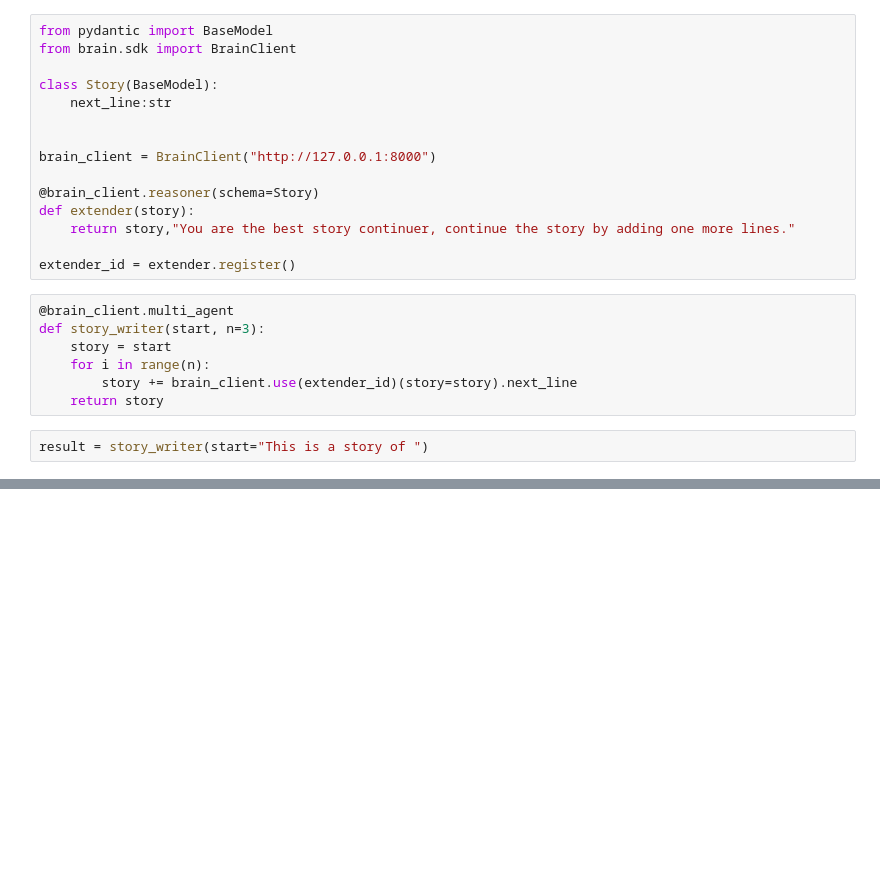
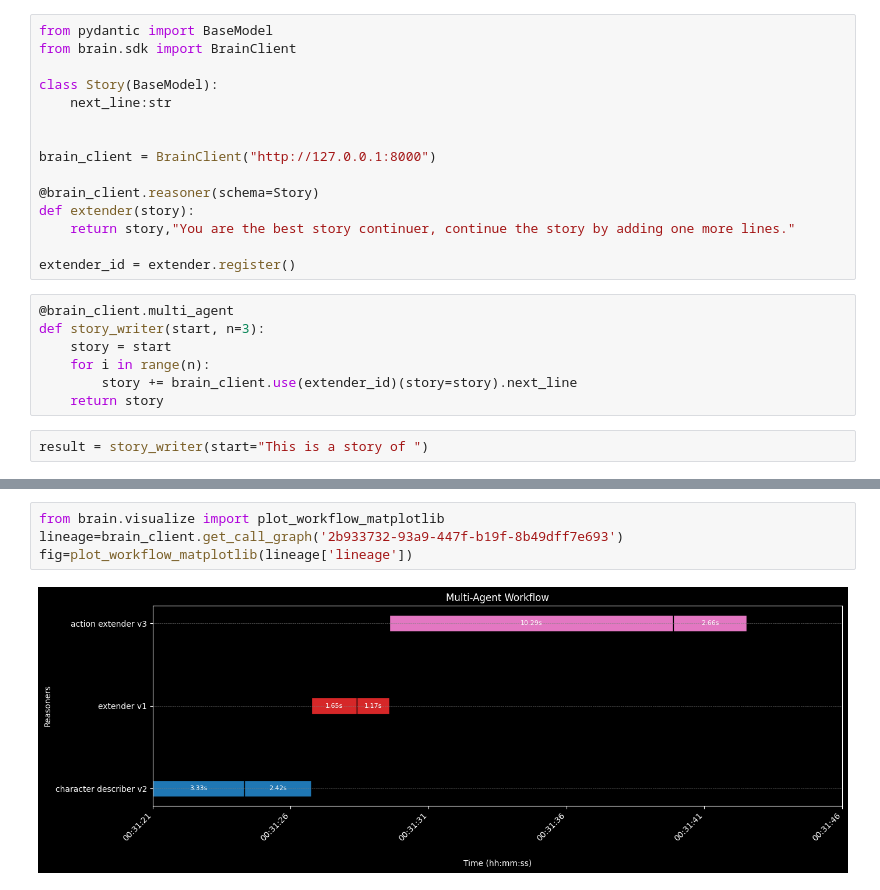
Before and after one commit to santoshkumarradha/brain, a Jupyter notebook: test.ipynb, the cells around one changed output, grey strips where cells are left out. Cells and saved outputs as stored; diff of their text form; blank space fills up the shorter version.

Commit message:
Add execution time tracking and visualization for reasoners

```diff
--- a/test.ipynb
+++ b/test.ipynb
@@ -91,0 +188,6 @@ print(brain_client.get_call_graph('a646ff1a-acfb-4e4a-8158-83989e31bf05')['linea
+# %%
+from brain.visualize import plot_workflow_matplotlib
+lineage=brain_client.get_call_graph('2b933732-93a9-447f-b19f-8b49dff7e693')
+fig=plot_workflow_matplotlib(lineage['lineage'])
+# %% [output]
+[figure, added]
```
Also changed, not shown: parts of 4 cells of this notebook, 4 other files.
